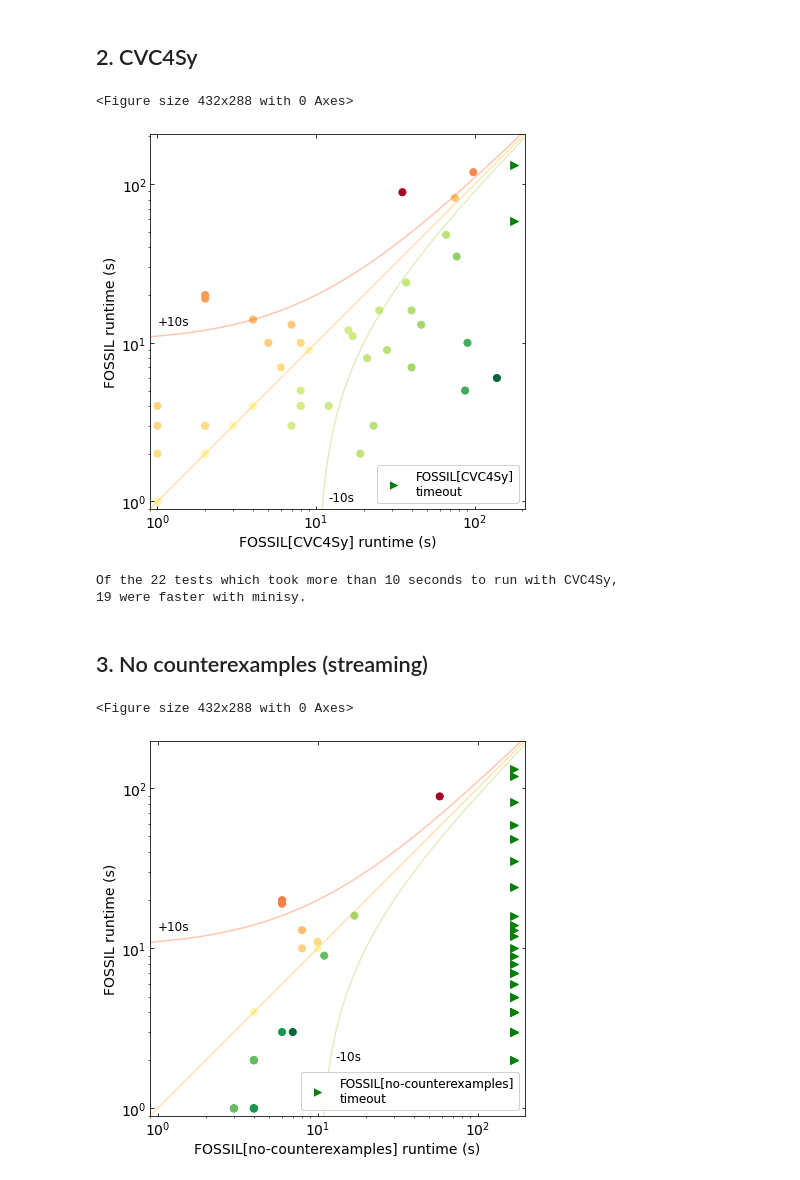
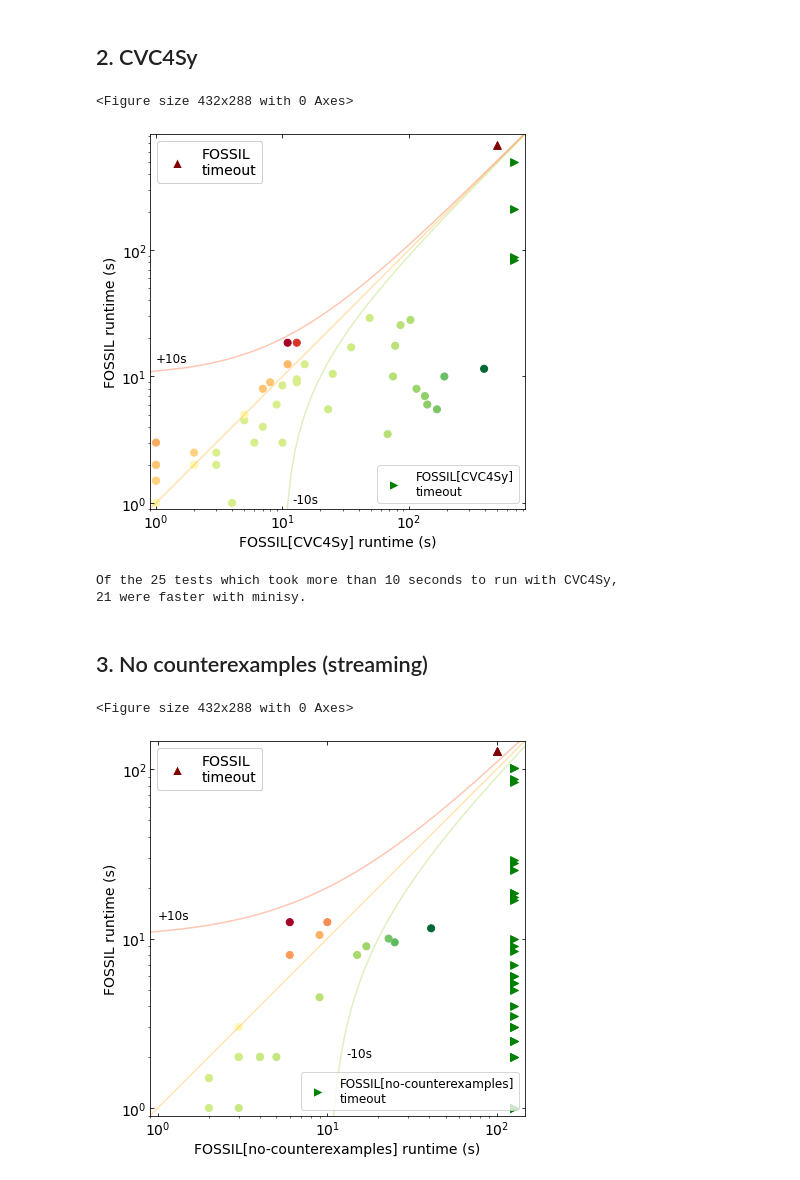
Before and after one commit to muraliadithya/FOSSIL, a Jupyter notebook: plotting/plotter.ipynb, the cells around one changed output. Drawn from its saved outputs; the diff is of its cells as text; code cells hidden in the pictures.

Commit message:
updated experiments and plots

```diff
--- a/plotting/plotter.ipynb
+++ b/plotting/plotter.ipynb
@@ -20,3 +15,23 @@ cex_max = max(cex)
+# %%
+# Process main results
+main_results = [
+    'FOSSIL-out-new.txt',
+    'FOSSIL-out-run2.txt',
+]
+M = len(main_results)
+#names, results_cex = process_done('cex_out.txt')
+#cex = [results_cex[name][0] for name in names]
+names, results_cex = process_done(main_results[0])
+cex = [0] * len(results_cex)
+for run_results in main_results:
+    _, results_run = process_done(run_results)
+    run = [results_run[name][0] for name in names]
+    for i,name in enumerate(names):
+        if name != 'maxheap-htree-key':
+            cex[i] += run[i] / M
+        elif run_results != 'FOSSIL-out-run2.txt':
+            cex[i] += run[i] / (M-1)
+cex_max = max(cex)
 # %% [markdown]
 ## 1. No LFP counterexamples
 # %%
@@ -119,20 +134,20 @@ print(sum(np.array(z)==0))
 ## 2. CVC4Sy
 # %%
 # Process comparison
-_, results_cvc4sy = process_done('cvc4sy.txt')
+_, results_cvc4sy = process_done('cvc4sy-new.txt')
 cvc4sy = [results_cvc4sy[name][0] for name in names]
 # %%
 # Plot
-m = max([max(cvc4sy), cex_max])
+m = 500 #max([max(cvc4sy), cex_max])
 x = adjust(cvc4sy, mx=m)
 y = adjust(cex, mx=m)
-pretty_plot(x, y, x_name='FOSSIL[CVC4Sy]')
+pretty_plot(x, y, x_name='FOSSIL[CVC4Sy]', y_leg='upper left')
 check_bench(x, y, first_name='CVC4Sy', second_name='minisy')
 # %% [output]
 <Figure size 432x288 with 0 Axes>
-[figure, old version]
+[figure, new version]
-Of the 22 tests which took more than 10 seconds to run with CVC4Sy,
-19 were faster with minisy.
+Of the 25 tests which took more than 10 seconds to run with CVC4Sy,
+21 were faster with minisy.
 # %% [markdown]
 ## 3. No counterexamples (streaming)
 # %%
@@ -141,13 +156,13 @@ _, results_streaming = process_done('streaming.txt')
 streaming = [results_streaming[name][0] for name in names]
 # %%
 # Plot
-m = max([max(streaming), cex_max])
+m = 100 #max([max(streaming), cex_max])
 x = adjust(streaming, mx=m)
 y = adjust(cex, mx=m)
 pretty_plot(x, y, x_name='FOSSIL[no-counterexamples]', y_leg='upper left', offset_band_label=True)
 # %% [output]
 <Figure size 432x288 with 0 Axes>
-[figure, old version]
+[figure, new version]
 # %%
 # Pie chart
 from matplotlib import cm
```
Also changed, not shown: parts of 8 cells of this notebook, 19 other files.
